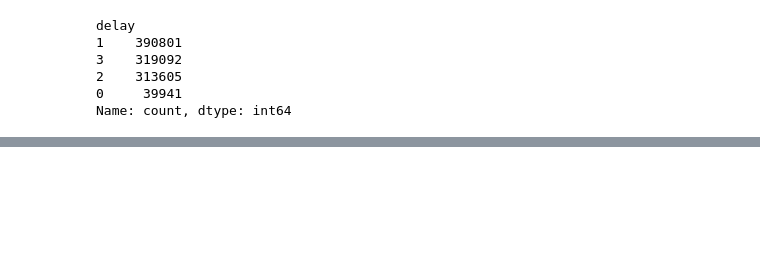
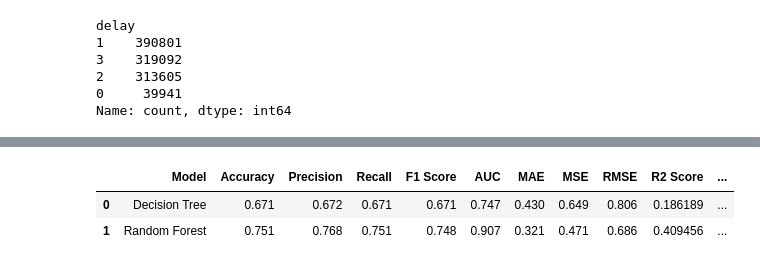
Before and after one commit to SavinduWickr/Flight_Price-Delay_Prediction, a Jupyter notebook: Delay_prediction/Models-Delay.ipynb, the cells around one changed output, grey strips where cells are left out. Drawn from its saved outputs; the diff is of its cells as text; code cells hidden in the pictures; blank space fills up the shorter version.

```diff
--- a/Delay_prediction/Models-Delay.ipynb
+++ b/Delay_prediction/Models-Delay.ipynb
@@ -163,3 +242,9 @@ Training model: Decision Tree
+# %%
+results.head()
+# %% [output]
+|  | Model | Accuracy | Precision | Recall | F1 Score | AUC | MAE | MSE | RMSE | R2 Score | ... |
+| 0 | Decision Tree | 0.671 | 0.672 | 0.671 | 0.671 | 0.747 | 0.430 | 0.649 | 0.806 | 0.186189 | ... |
+| 1 | Random Forest | 0.751 | 0.768 | 0.751 | 0.748 | 0.907 | 0.321 | 0.471 | 0.686 | 0.409456 | ... |
 # %%
 import matplotlib.pyplot as plt
 import seaborn as sns
```
Also changed, not shown: parts of 11 cells of this notebook, 2 other files.
